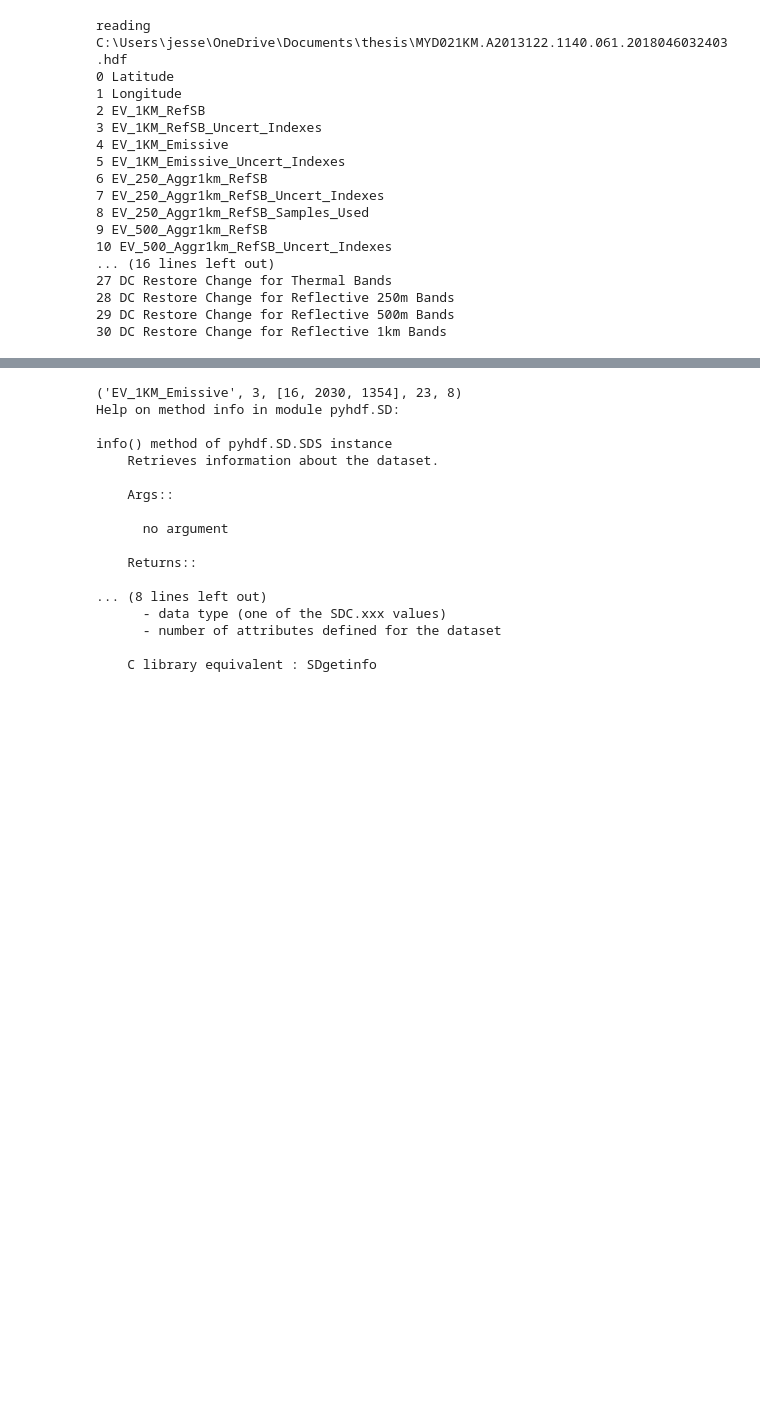
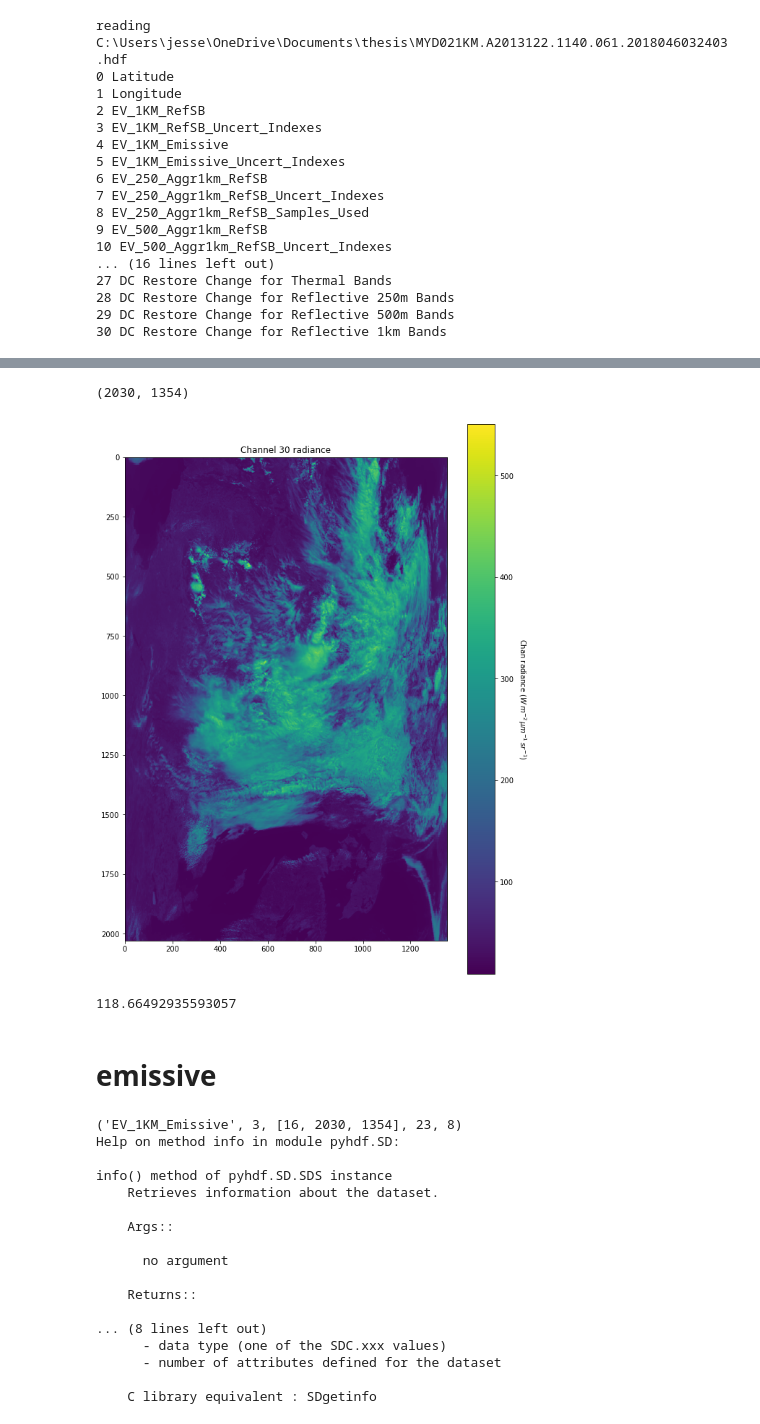
Before and after one commit to jesseniagonzalezv/ICON_RTTOV, a Jupyter notebook: code_test/Modis.ipynb, the cells around one changed output, grey strips where cells are left out. Saved outputs shown, nothing was run; the diff lists cells and outputs as text; code cells hidden in the pictures; blank space fills up the shorter version.

```diff
--- a/code_test/Modis.ipynb
+++ b/code_test/Modis.ipynb
@@ -48,3 +150,25 @@ reading C:\Users\jesse\OneDrive\Documents\thesis\MYD021KM.A2013122.1140.061.2018
+# %%
+ch30_calibrated =(ch30_data - ch30_offset)*ch30_scale
+fig,ax = plt.subplots(1,1,figsize = (10,14))
+CS=ax.imshow(ch30_calibrated)
+cax=fig.colorbar(CS)
+ax.set_title('Channel 30 radiance')
+#
+# add a label to the colorbar and flip it around 270 degrees
+#
+out=cax.ax.set_ylabel('Chan radiance $(W\,m^{-2}\,\mu m^{-1}\,sr^{-1})$')
+out.set_verticalalignment('bottom')
+out.set_rotation(270)
+ch30_calibrated.shape
+# %% [output]
+(2030, 1354)
+[figure, added]
+# %%
+np.mean(ch30_calibrated)
+# %% [output]
+118.66492935593057
+# %% [markdown]
+# emissive
 # %%
 longwave_data = the_file.select('EV_1KM_Emissive') # select sds
 print(longwave_data.info())
```
Also changed, not shown: parts of 21 cells of this notebook.
